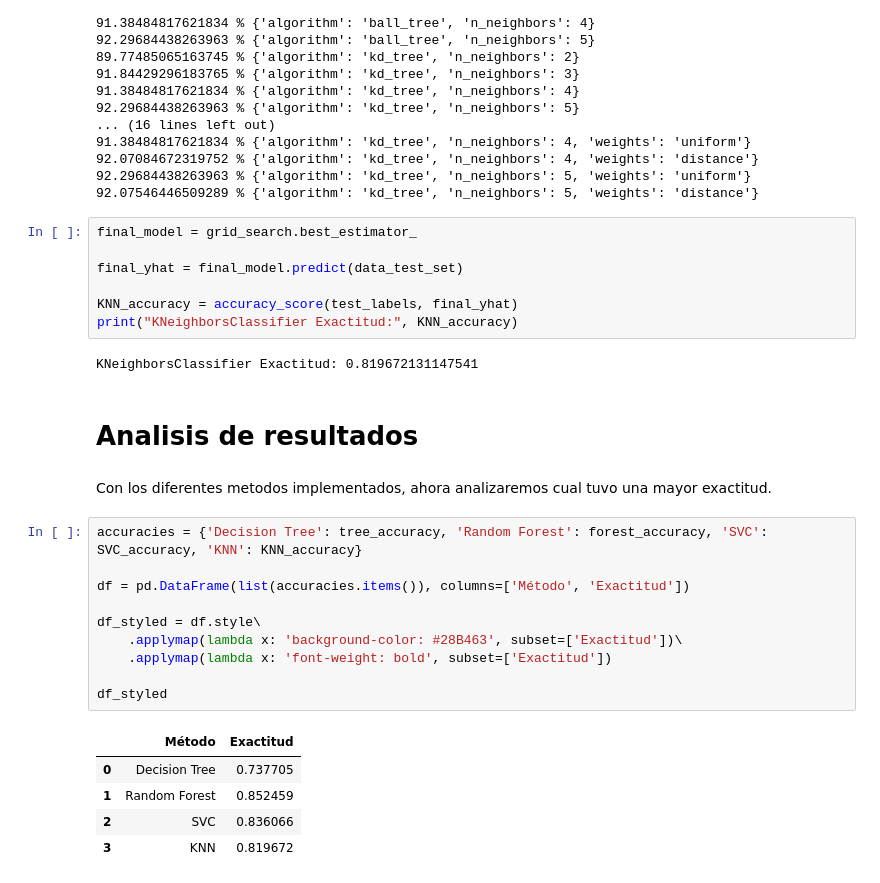
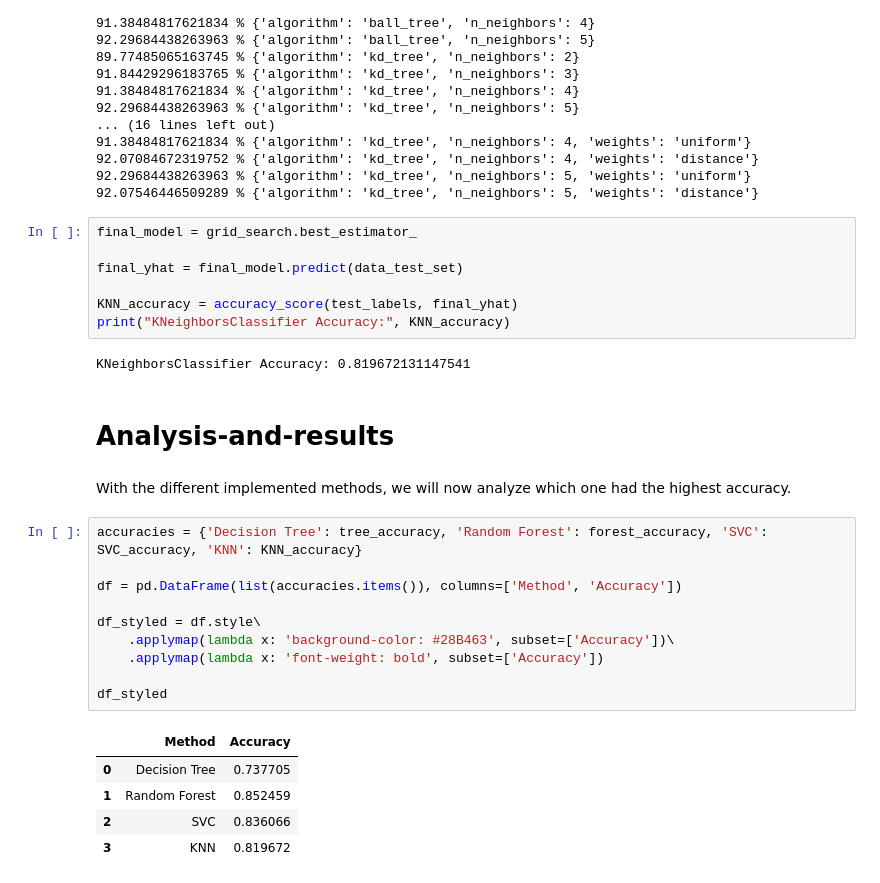
Before and after one commit to Nicolas2320/HeartAttack_Classifier, a Jupyter notebook: heart-attack-classifier.ipynb, the cells around one changed output. Cells and saved outputs as stored; diff of their text form.

Commit message:
Kaggle Notebook | Heart Attack Classifier | V4 English

```diff
--- a/heart-attack-classifier.ipynb
+++ b/heart-attack-classifier.ipynb
@@ -789,25 +793,25 @@ final_model = grid_search.best_estimator_
 final_yhat = final_model.predict(data_test_set)
 
 KNN_accuracy = accuracy_score(test_labels, final_yhat)
-print("KNeighborsClassifier Exactitud:", KNN_accuracy)
+print("KNeighborsClassifier Accuracy:", KNN_accuracy)
 # %% [output]
-KNeighborsClassifier Exactitud: 0.819672131147541
+KNeighborsClassifier Accuracy: 0.819672131147541
-# %% [markdown]
-# Analisis de resultados
-# %% [markdown]
-Con los diferentes metodos implementados, ahora analizaremos cual tuvo una mayor exactitud.
+# %% [markdown]
+# Analysis-and-results
+# %% [markdown]
+With the different implemented methods, we will now analyze which one had the highest accuracy.
 # %%
 accuracies = {'Decision Tree': tree_accuracy, 'Random Forest': forest_accuracy, 'SVC': SVC_accuracy, 'KNN': KNN_accuracy}
 
-df = pd.DataFrame(list(accuracies.items()), columns=['Método', 'Exactitud'])
+df = pd.DataFrame(list(accuracies.items()), columns=['Method', 'Accuracy'])
 
 df_styled = df.style\
-    .applymap(lambda x: 'background-color: #28B463', subset=['Exactitud'])\
-    .applymap(lambda x: 'font-weight: bold', subset=['Exactitud'])
+    .applymap(lambda x: 'background-color: #28B463', subset=['Accuracy'])\
+    .applymap(lambda x: 'font-weight: bold', subset=['Accuracy'])
 
 df_styled
 # %% [output]
-|  | Método | Exactitud |
+|  | Method | Accuracy |
 | 0 | Decision Tree | 0.737705 |
 | 1 | Random Forest | 0.852459 |
 | 2 | SVC | 0.836066 |
```
Also changed, not shown: parts of 104 cells of this notebook.
